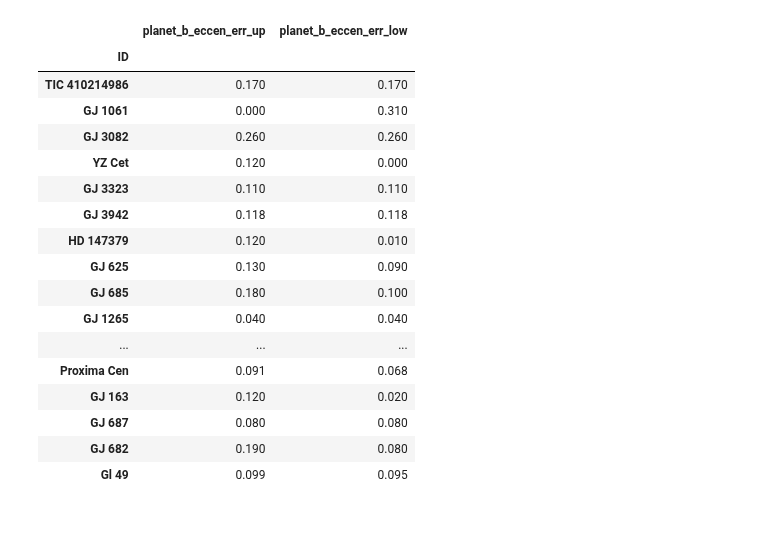
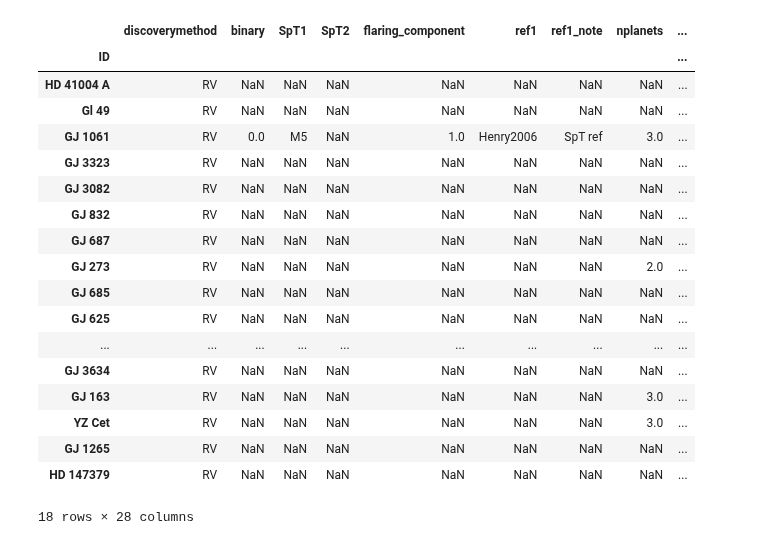
Before and after one commit to ekaterinailin/flaring-spi, a Jupyter notebook: notebooks/eccentricities_in_RV.ipynb, the cells around one changed output. Drawn from its saved outputs; the diff is of its cells as text; code cells hidden in the pictures.

```diff
--- a/notebooks/eccentricities_in_RV.ipynb
+++ b/notebooks/eccentricities_in_RV.ipynb
@@ -27,10 +27,10 @@ df
 # %%
 fig, ax = plt.subplots(nrows=1, ncols=1, figsize=(5,10))
-df = df.sort_values(by="planet_b_eccen", ascending=False)
-ax.scatter(y=df.index,x=df.planet_b_eccen,c="k")
+df = df.sort_values(by="planet_eccen", ascending=False)
+ax.scatter(y=df.index,x=df.planet_eccen,c="k")
 for label, row in df.iterrows():
-    ax.plot([row["planet_b_eccen"]-row["planet_b_eccen_err_low"],
-             row["planet_b_eccen"]+row["planet_b_eccen_err_up"]],
+    ax.plot([row["planet_eccen"]-row["planet_eccen_err_low"],
+             row["planet_eccen"]+row["planet_eccen_err_up"]],
             [label, label], c="grey")#yerr=df[["planet_b_eccen_err_up", "planet_b_eccen_err_low"]].values)
 plt.xlim(0,1)
 plt.xlabel(r"$e$")
@@ -41,21 +108,22 @@ Text(0.5, 1.0, 'Eccentricities of planets\nin RV detected flaring systems')
 # %%
-df[["planet_b_eccen_err_up", "planet_b_eccen_err_low"]]
+df
 # %% [output]
-|  | planet_b_eccen_err_up | planet_b_eccen_err_low |
-| ID |  |  |
-| TIC 410214986 | 0.170 | 0.170 |
-| GJ 1061 | 0.000 | 0.310 |
-| GJ 3082 | 0.260 | 0.260 |
-| YZ Cet | 0.120 | 0.000 |
-| GJ 3323 | 0.110 | 0.110 |
-| GJ 3942 | 0.118 | 0.118 |
-| HD 147379 | 0.120 | 0.010 |
-| GJ 625 | 0.130 | 0.090 |
-| GJ 685 | 0.180 | 0.100 |
-| GJ 1265 | 0.040 | 0.040 |
-| ... | ... | ... |
-| Proxima Cen | 0.091 | 0.068 |
-| GJ 163 | 0.120 | 0.020 |
-| GJ 687 | 0.080 | 0.080 |
-| GJ 682 | 0.190 | 0.080 |
-| Gl 49 | 0.099 | 0.095 |
+|  | discoverymethod | binary | SpT1 | SpT2 | flaring_component | ref1 | ref1_note | nplanets | ... |
+| ID |  |  |  |  |  |  |  |  | ... |
+| HD 41004 A | RV | NaN | NaN | NaN | NaN | NaN | NaN | NaN | ... |
+| Gl 49 | RV | NaN | NaN | NaN | NaN | NaN | NaN | NaN | ... |
+| GJ 1061 | RV | 0.0 | M5 | NaN | 1.0 | Henry2006 | SpT ref | 3.0 | ... |
+| GJ 3323 | RV | NaN | NaN | NaN | NaN | NaN | NaN | NaN | ... |
+| GJ 3082 | RV | NaN | NaN | NaN | NaN | NaN | NaN | NaN | ... |
+| GJ 832 | RV | NaN | NaN | NaN | NaN | NaN | NaN | NaN | ... |
+| GJ 687 | RV | NaN | NaN | NaN | NaN | NaN | NaN | NaN | ... |
+| GJ 273 | RV | NaN | NaN | NaN | NaN | NaN | NaN | 2.0 | ... |
+| GJ 685 | RV | NaN | NaN | NaN | NaN | NaN | NaN | NaN | ... |
+| GJ 625 | RV | NaN | NaN | NaN | NaN | NaN | NaN | NaN | ... |
+| ... | ... | ... | ... | ... | ... | ... | ... | ... | ... |
+| GJ 3634 | RV | NaN | NaN | NaN | NaN | NaN | NaN | NaN | ... |
+| GJ 163 | RV | NaN | NaN | NaN | NaN | NaN | NaN | 3.0 | ... |
+| YZ Cet | RV | NaN | NaN | NaN | NaN | NaN | NaN | 3.0 | ... |
+| GJ 1265 | RV | NaN | NaN | NaN | NaN | NaN | NaN | NaN | ... |
+| HD 147379 | RV | NaN | NaN | NaN | NaN | NaN | NaN | NaN | ... |
+18 rows × 28 columns
```
Also changed, not shown: parts of 6 cells of this notebook, 9 other files.
